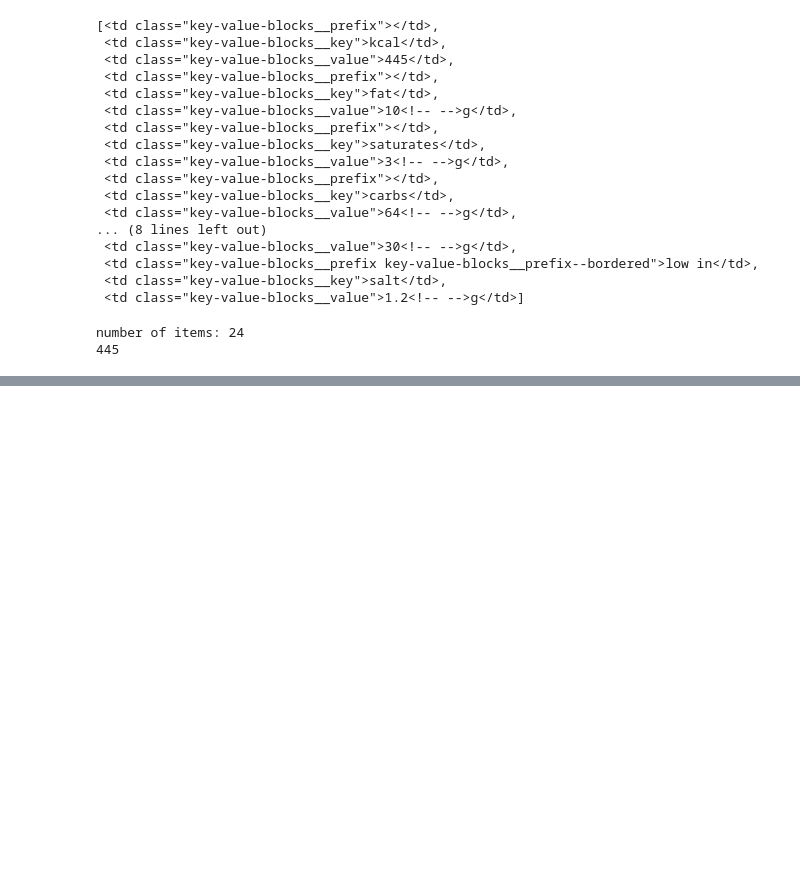
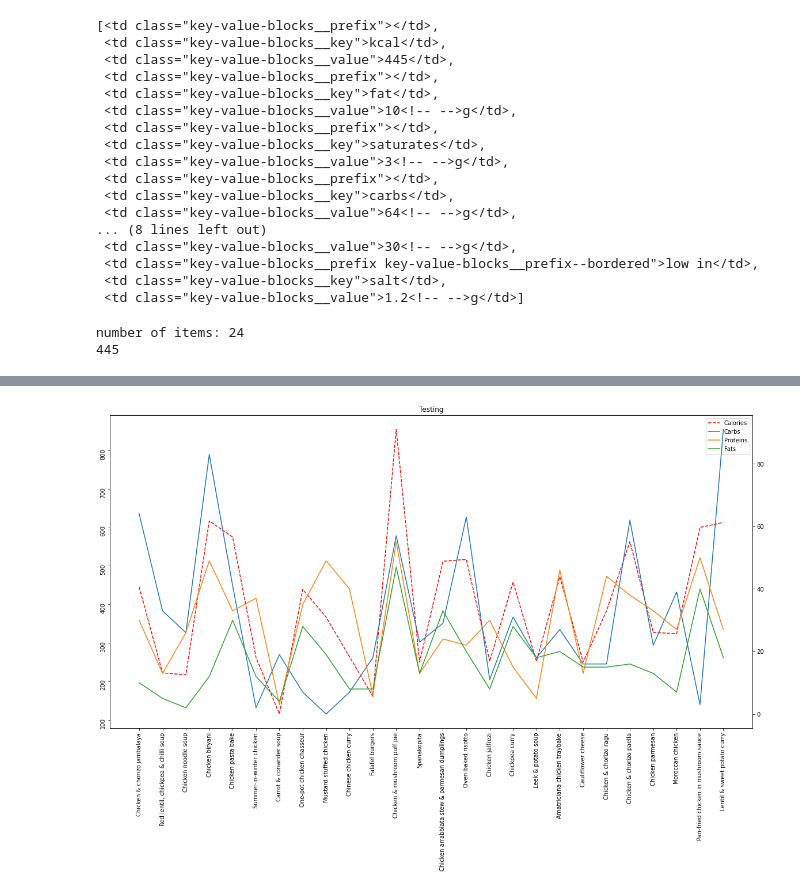
Before and after one commit to Ebuka21/Webscraping, a Jupyter notebook: FoodRecipeWebscraping.ipynb, the cells around one changed output, grey strips where cells are left out. Saved outputs shown, nothing was run; the diff lists cells and outputs as text; code cells hidden in the pictures; blank space fills up the shorter version.

```diff
--- a/FoodRecipeWebscraping.ipynb
+++ b/FoodRecipeWebscraping.ipynb
@@ -265,0 +368,26 @@ pd.DataFrame.from_dict(ScrapeResults,orient='index')
+# %%
+'''
+This code looks at plotting information on two axis using matplotlib
+'''
+
+#create a figure for the entire plot
+fig, ax1 = plt.subplots(figsize=(20,10))
+
+#assign the plot to a variable to be called later
+plot1, = ax1.plot('Name','kcal',data=dt,color='red',label='Calories',linestyle='--')
+ax1.tick_params(labelrotation=90)
+ax1.set_title('Testing')
+
+#create another axes copying the original one
+ax2 = ax1.twinx()
+plot2, = ax2.plot('Name','carbs',data=dt,label='Carbs')
+plot3, = ax2.plot('Name','proteins',data=dt,label='Proteins')
+plot4, = ax2.plot('Name','fats',data=dt,label='Fats')
+#ax2.legend()
+
+ax1.tick_params(labelrotation=90)
+ax1.legend(handles=[plot1,plot2,plot3,plot4])
+
+plt.show()
+# %% [output]
+[figure, added]
```
Also changed, not shown: parts of 30 cells of this notebook.
